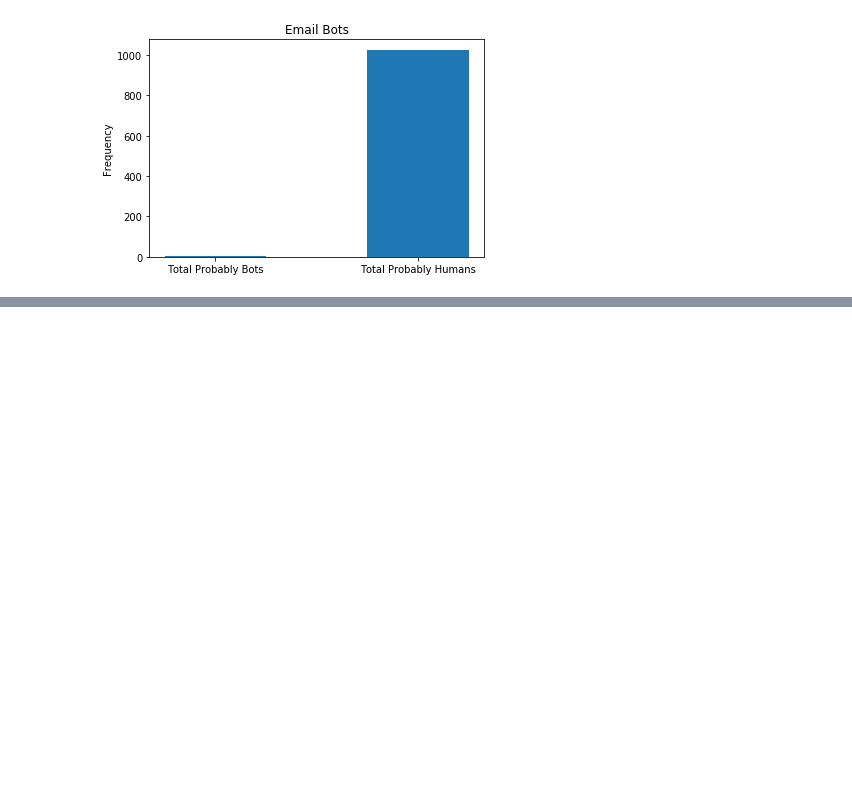
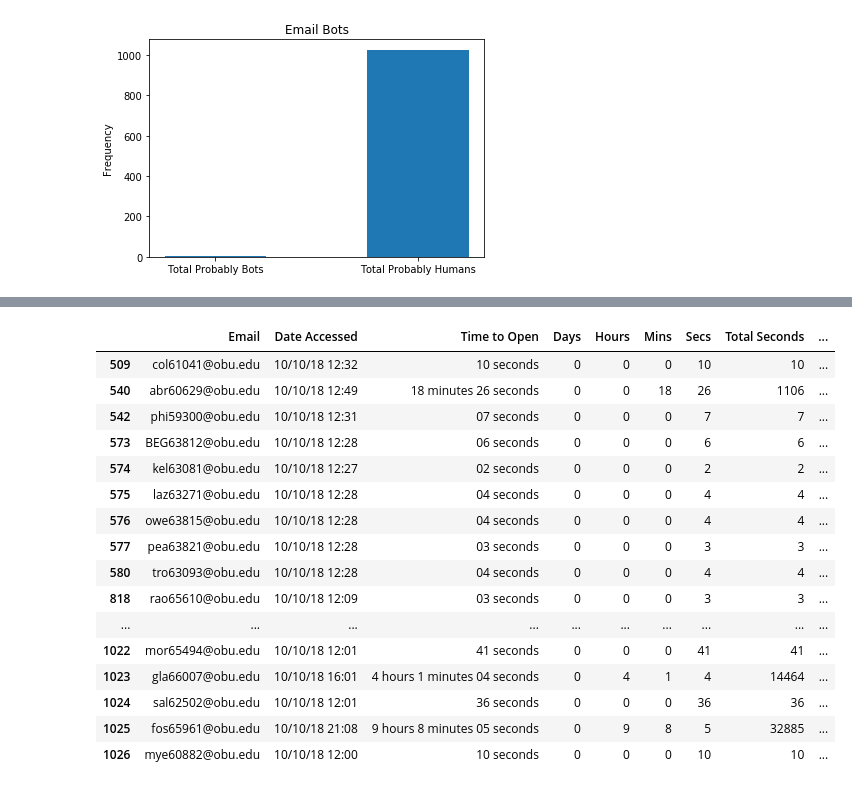
Before and after one commit to fairfield-university-ba505-fall2018/final-project-team-globo-gym-1, a Jupyter notebook: Final_Project.ipynb, the cells around one changed output, grey strips where cells are left out. Saved outputs shown, nothing was run; the diff lists cells and outputs as text; code cells hidden in the pictures; blank space fills up the shorter version.

```diff
--- a/Final_Project.ipynb
+++ b/Final_Project.ipynb
@@ -222,0 +277,15 @@ plt.show()
+# %%
+# Seperated each of the major providers into their own specific data frames to make analysis easier.
+yahoo = Data_1[Data_1['Provider']== "yahoo.com"]
+hotmail = Data_1[Data_1['Provider']=='hotmail.com']
+gmail = Data_1[Data_1['Provider']=='gmail.com']
+obu = Data_1[Data_1['Provider']=='obu.edu']
+aol = Data_1[Data_1['Provider']=='aol.com']
+comcast = Data_1[Data_1['Provider']=='comcast.net']
+msn = Data_1[Data_1['Provider']=='msn.com']
+sbcglobal = Data_1[Data_1['Provider']=='sbcglobal.net']
+outlook = Data_1[Data_1['Provider']=='outlook.com']
+me = Data_1[Data_1['Provider']=='me.com']
+live = Data_1[Data_1['Provider']=='live.com']
+pivotphysical = Data_1[Data_1['Provider']=="pivotphysicaltherapy.com"]
+att = Data_1[Data_1['Provider']=='att.net']
@@ -222,0 +354,20 @@ plt.show()
+# %%
+obu
+# %% [output]
+|  | Email | Date Accessed | Time to Open | Days | Hours | Mins | Secs | Total Seconds | ... |
+| 509 | col61041@obu.edu | 10/10/18 12:32 | 10 seconds | 0 | 0 | 0 | 10 | 10 | ... |
+| 540 | abr60629@obu.edu | 10/10/18 12:49 | 18 minutes 26 seconds | 0 | 0 | 18 | 26 | 1106 | ... |
+| 542 | phi59300@obu.edu | 10/10/18 12:31 | 07 seconds | 0 | 0 | 0 | 7 | 7 | ... |
+| 573 | BEG63812@obu.edu | 10/10/18 12:28 | 06 seconds | 0 | 0 | 0 | 6 | 6 | ... |
+| 574 | kel63081@obu.edu | 10/10/18 12:27 | 02 seconds | 0 | 0 | 0 | 2 | 2 | ... |
+| 575 | laz63271@obu.edu | 10/10/18 12:28 | 04 seconds | 0 | 0 | 0 | 4 | 4 | ... |
+| 576 | owe63815@obu.edu | 10/10/18 12:28 | 04 seconds | 0 | 0 | 0 | 4 | 4 | ... |
+| 577 | pea63821@obu.edu | 10/10/18 12:28 | 03 seconds | 0 | 0 | 0 | 3 | 3 | ... |
+| 580 | tro63093@obu.edu | 10/10/18 12:28 | 04 seconds | 0 | 0 | 0 | 4 | 4 | ... |
+| 818 | rao65610@obu.edu | 10/10/18 12:09 | 03 seconds | 0 | 0 | 0 | 3 | 3 | ... |
+| ... | ... | ... | ... | ... | ... | ... | ... | ... | ... |
+| 1022 | mor65494@obu.edu | 10/10/18 12:01 | 41 seconds | 0 | 0 | 0 | 41 | 41 | ... |
+| 1023 | gla66007@obu.edu | 10/10/18 16:01 | 4 hours 1 minutes 04 seconds | 0 | 4 | 1 | 4 | 14464 | ... |
+| 1024 | sal62502@obu.edu | 10/10/18 12:01 | 36 seconds | 0 | 0 | 0 | 36 | 36 | ... |
+| 1025 | fos65961@obu.edu | 10/10/18 21:08 | 9 hours 8 minutes 05 seconds | 0 | 9 | 8 | 5 | 32885 | ... |
+| 1026 | mye60882@obu.edu | 10/10/18 12:00 | 10 seconds | 0 | 0 | 0 | 10 | 10 | ... |
```
Also changed, not shown: parts of 17 cells of this notebook.
